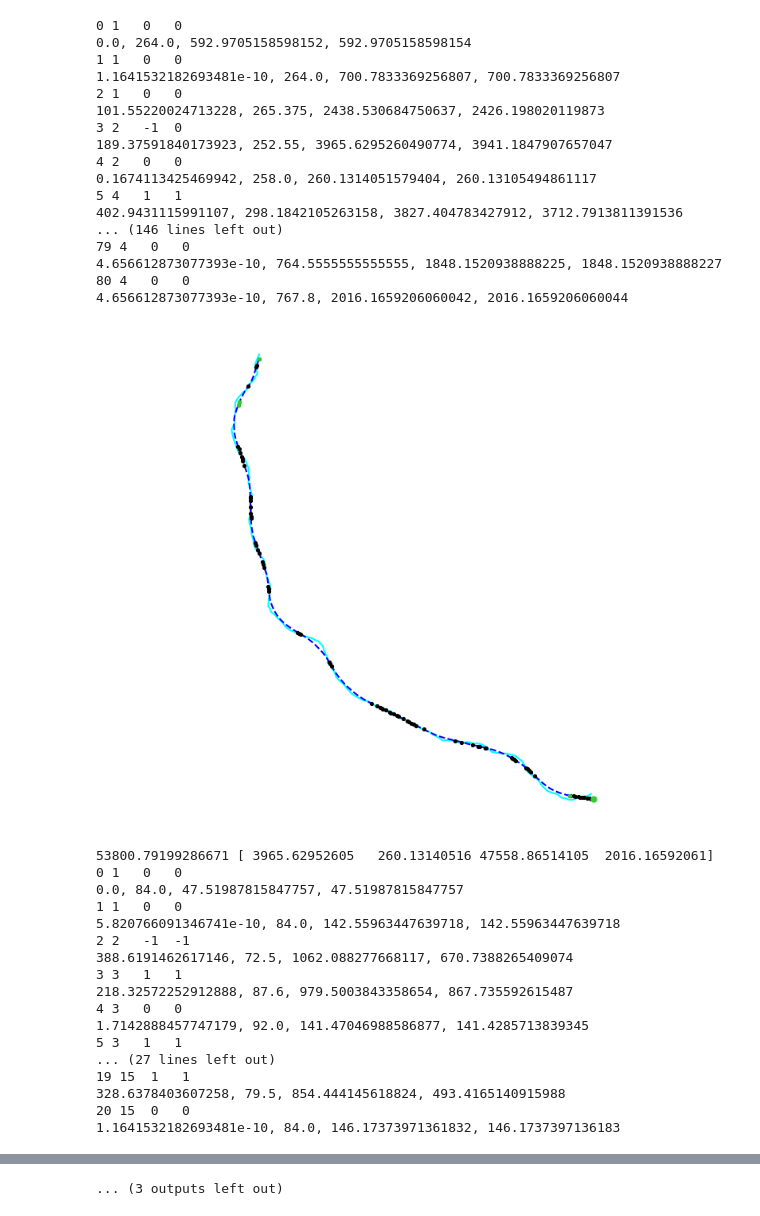
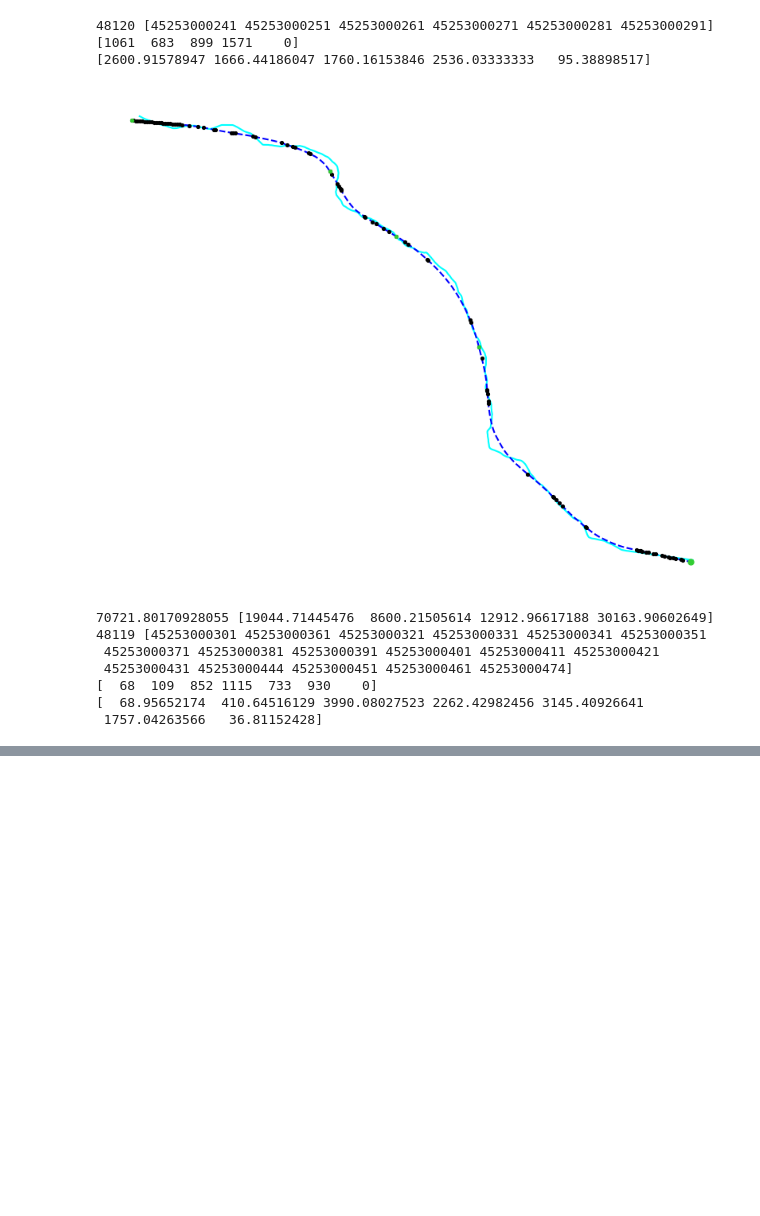
Before and after one commit to niekcde/river-confinement, a Jupyter notebook: test_inflectionPoint.ipynb, the cells around one changed output, grey strips where cells are left out. Saved outputs shown, nothing was run; the diff lists cells and outputs as text; code cells hidden in the pictures; blank space fills up the shorter version.

```diff
--- a/test_inflectionPoint.ipynb
+++ b/test_inflectionPoint.ipynb
@@ -133,21 +139,21 @@ array([45253001001, 45253001011, 45253001021, 45253001031, 45253001041])
 minLenFactor = 4*12
 
 ids = df.loc[df['include_flag'] == '0','combined_reach_id'].unique()
-ids = [12722, 12733, 12742, 12754,12806, 12805]
-ids = [12983, 13042, 13100, 13140, 13181, 13218, 12721., 12720., 12719., 12718., 12717., 12716., 12715.,
-       12714., 15800]
-ids = [15800]
-ids = [48126, 48162, 48160, 48142, 45610, 48278, 48203]
-# ids = [48167]
 
+# ids = [622,621, 677, 625, 545, 491, 492,494]
+ids = [625, 545] # contains short straight sections (eu - 00)
+
+ids = [625, 545, 0.,  1.,  2.,  7.,  6.,  5.,  4.,  3., 26., 25., 24., 23., 22.,
+       21., 20., 19., 18., 17., 16., 15.]
+ids = [48120, 48119, 48173, 35504, 36312, 34818, 35551] #[45588]
 
 dfSF = pd.read_csv(directory + 'results/smoothingFactor.csv')
 
 for id in tqdm(ids):
-        # print(id, fac)
+
         dfReach      = df[df['combined_reach_id'] == id].copy()
         dfReachNodes = dfNode[dfNode['reach_id'].isin(dfReach['reach_id'].values)].copy()
-
+        print(id, dfReach.reach_id.values)
 
         dfReach.loc[dfReach['max_width'] < dfReach['width'], 'max_width']                = dfReach['width']
         dfReachNodes.loc[dfReachNodes['max_width'] < dfReachNodes['width'], 'max_width'] = dfReachNodes['width']
@@ -180,7 +186,7 @@ for id in tqdm(ids):
         ###########################
         factorRow       = abs(dfSF['combined_reach_width'] - width).argsort()
         smoothingFactor = dfSF.loc[factorRow, 'smoothFactor'].iloc[0]
-
+        maxWidth = huber_mean(dfReachNodes['max_width'])
         smoothing_window = smoothingFactor*int(maxWidth)         # Smoothing window based on mean node max width
 
         combinedLineSmooth = SG_smoothing(combinedLine, smoothing_window, maxWidth)
@@ -197,66 +203,42 @@ for id in tqdm(ids):
         #                                 reachCRS,
         #                                 degree = 0,
         #                                 end_points = True)
         # dt2 = dt.now()
         # print('oldMethod: ', dt2 - dt1)
         # checkLines.append(combinedLineSmooth)
 
         # apex      = np.array2string(apex, separator = ', ')
         # ang       = np.array2string(ang, separator = ', ')
 
         # apexP_wkt         = str([I.wkt for I in apexP.copy()])
         # infP_wkt          = str([I.wkt for I in infP.copy()])
         # bendLines_wkt     = str([I.wkt for I in bendLines.copy()])
         # bendWidths_str    = np.array2string(bendWidths, separator = ', ')
         # bendMaxWidths_str = np.array2string(bendMaxWidths, separator = ', ')
         # calculated = '0'
 
 
         # plot(combinedLine, combinedLineSmooth, infP, infPTotal,apexP, apexPO)
         # print(sin)
         dt1 = dt.now()
         (sin, bendSin,inf, infT, amplitudes, apexPList, apexPOList, curveList, bendLines,
                 infLines,bendWidths, bendMaxWidths, bendDO, bendLen) = inflection_points_curve(combinedLineSmooth, dfReach, dfReachNodes)
         dt2 = dt.now()
         # print('newMethod: ', dt2 - dt1)
         plot_inflection_points_curve(inf,infT, apexPList, apexPOList, combinedLineSmooth, combinedLine)
         print(combinedLineSmooth.length, bendLen)
         # print()
 
-        # print()
+        # print(
 # %% [output]
-0 1   0   0
-0.0, 264.0, 592.9705158598152, 592.9705158598154
-1 1   0   0
-1.1641532182693481e-10, 264.0, 700.7833369256807, 700.7833369256807
-2 1   0   0
-101.55220024713228, 265.375, 2438.530684750637, 2426.198020119873
-3 2   -1  0
-189.37591840173923, 252.55, 3965.6295260490774, 3941.1847907657047
-4 2   0   0
-0.1674113425469942, 258.0, 260.1314051579404, 260.13105494861117
-5 4   1   1
-402.9431115991107, 298.1842105263158, 3827.404783427912, 3712.7913811391536
-... (146 lines left out)
-79 4   0   0
-4.656612873077393e-10, 764.5555555555555, 1848.1520938888225, 1848.1520938888227
-80 4   0   0
-4.656612873077393e-10, 767.8, 2016.1659206060042, 2016.1659206060044
+48120 [45253000241 45253000251 45253000261 45253000271 45253000281 45253000291]
+[1061  683  899 1571    0]
+[2600.91578947 1666.44186047 1760.16153846 2536.03333333   95.38898517]
-[figure, old version]
+[figure, new version]
-53800.79199286671 [ 3965.62952605   260.13140516 47558.86514105  2016.16592061]
-0 1   0   0
-0.0, 84.0, 47.51987815847757, 47.51987815847757
-1 1   0   0
-5.820766091346741e-10, 84.0, 142.55963447639718, 142.55963447639718
-2 2   -1  -1
-388.6191462617146, 72.5, 1062.088277668117, 670.7388265409074
-3 3   1   1
-218.32572252912888, 87.6, 979.5003843358654, 867.735592615487
-4 3   0   0
-1.7142888457747179, 92.0, 141.47046988586877, 141.4285713839345
-5 3   1   1
-... (27 lines left out)
-19 15  1   1
-328.6378403607258, 79.5, 854.444145618824, 493.4165140915988
-20 15  0   0
-1.1641532182693481e-10, 84.0, 146.17373971361832, 146.1737397136183
+70721.80170928055 [19044.71445476  8600.21505614 12912.96617188 30163.90602649]
+48119 [45253000301 45253000361 45253000321 45253000331 45253000341 45253000351
+ 45253000371 45253000381 45253000391 45253000401 45253000411 45253000421
+ 45253000431 45253000444 45253000451 45253000461 45253000474]
+[  68  109  852 1115  733  930    0]
+[  68.95652174  410.64516129 3990.08027523 2262.42982456 3145.40926641
+ 1757.04263566   36.81152428]
@@ -336 +252,0 @@ for id in tqdm(ids):
-... (3 outputs left out)
```
Also changed, not shown: parts of 7 cells of this notebook, 7 other files.
